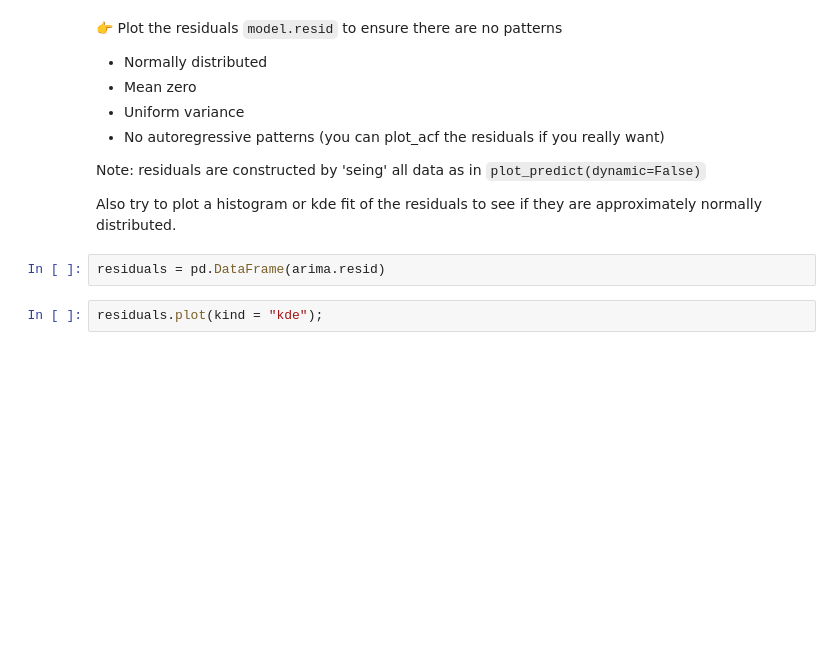
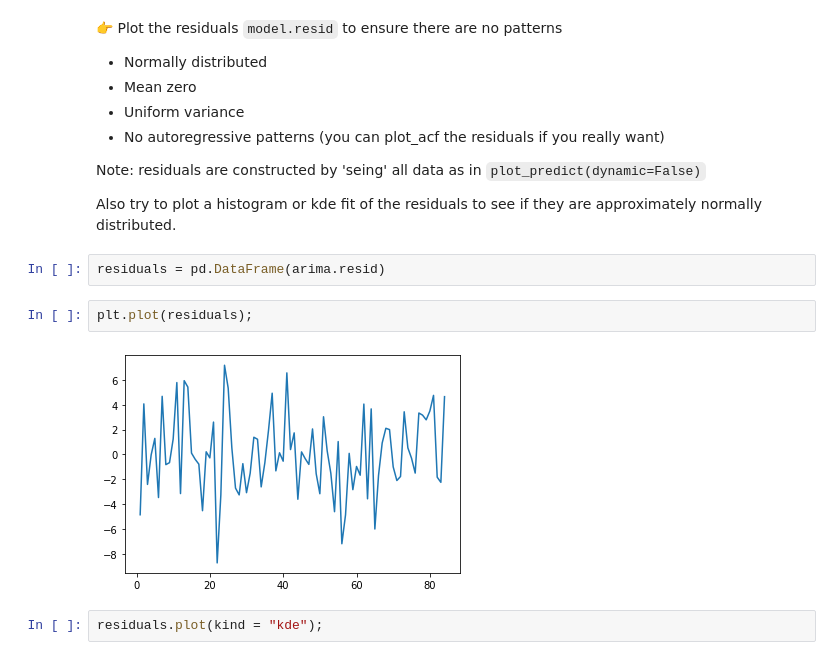
Before and after one commit to jahohenstein/data_challenges_TA, a Jupyter notebook: 05-ML/09-Time-Series/02-ARIMA/arima.ipynb, the cells around one changed output. Drawn from its saved outputs; the diff is of its cells as text; blank space fills up the shorter version.

```diff
--- a/05-ML/09-Time-Series/02-ARIMA/arima.ipynb
+++ b/05-ML/09-Time-Series/02-ARIMA/arima.ipynb
@@ -356,6 +360,10 @@ Note: residuals are constructed by 'seing' all data as in `plot_predict(dynamic=
 Also try to plot a histogram or kde fit of the residuals to see if they are approximately normally distributed.
 # %%
 residuals = pd.DataFrame(arima.resid)
+# %%
+plt.plot(residuals);
+# %% [output]
+[figure, added]
 # %%
 residuals.plot(kind = "kde");
 # %% [output]
```
Also changed, not shown: parts of 1 cell of this notebook.
